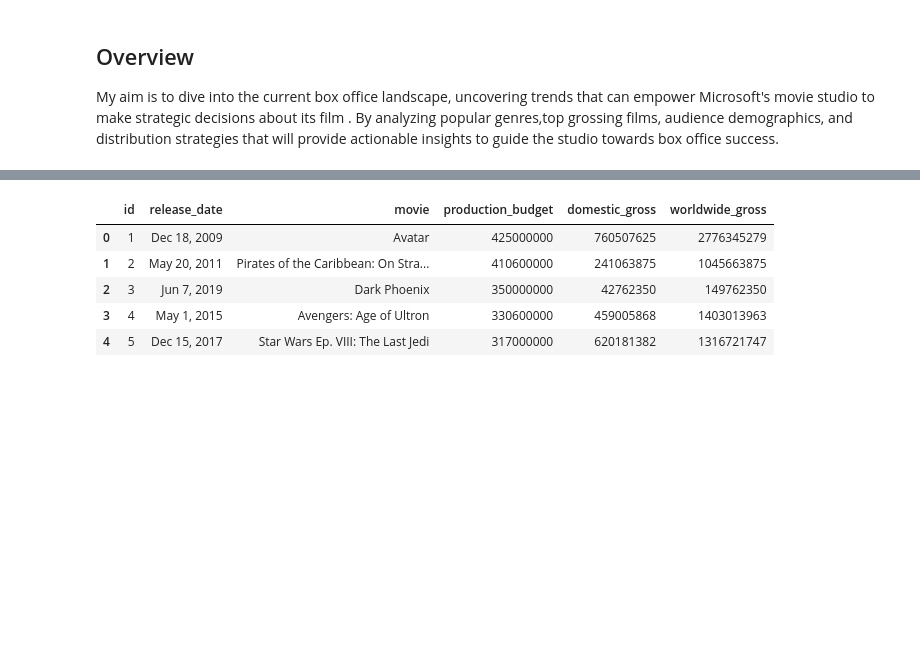
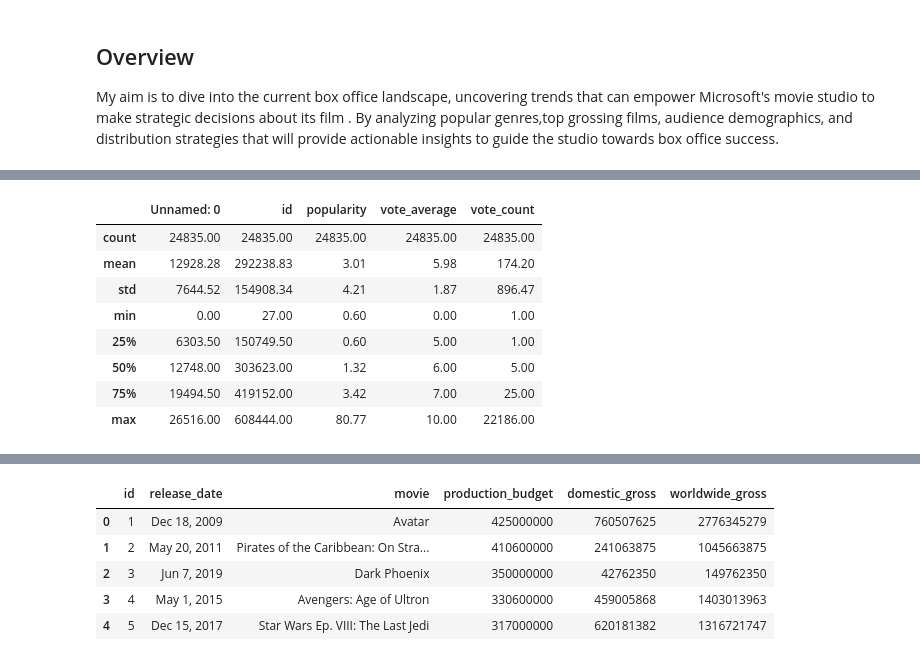
Before and after one commit to Pupity/dsc-phase-1-project, a Jupyter notebook: index.ipynb, the cells around one changed output, grey strips where cells are left out. Cells and saved outputs as stored; diff of their text form; code cells hidden in the pictures; blank space fills up the shorter version.

```diff
--- a/index.ipynb
+++ b/index.ipynb
@@ -98,0 +250,13 @@ the_numbers.head()
+# %%
+# checking our data description
+tmdb.describe()
+# %% [output]
+|  | Unnamed: 0 | id | popularity | vote_average | vote_count |
+| count | 24835.00 | 24835.00 | 24835.00 | 24835.00 | 24835.00 |
+| mean | 12928.28 | 292238.83 | 3.01 | 5.98 | 174.20 |
+| std | 7644.52 | 154908.34 | 4.21 | 1.87 | 896.47 |
+| min | 0.00 | 27.00 | 0.60 | 0.00 | 1.00 |
+| 25% | 6303.50 | 150749.50 | 0.60 | 5.00 | 1.00 |
+| 50% | 12748.00 | 303623.00 | 1.32 | 6.00 | 5.00 |
+| 75% | 19494.50 | 419152.00 | 3.42 | 7.00 | 25.00 |
+| max | 26516.00 | 608444.00 | 80.77 | 10.00 | 22186.00 |
```
Also changed, not shown: parts of 33 cells of this notebook.
